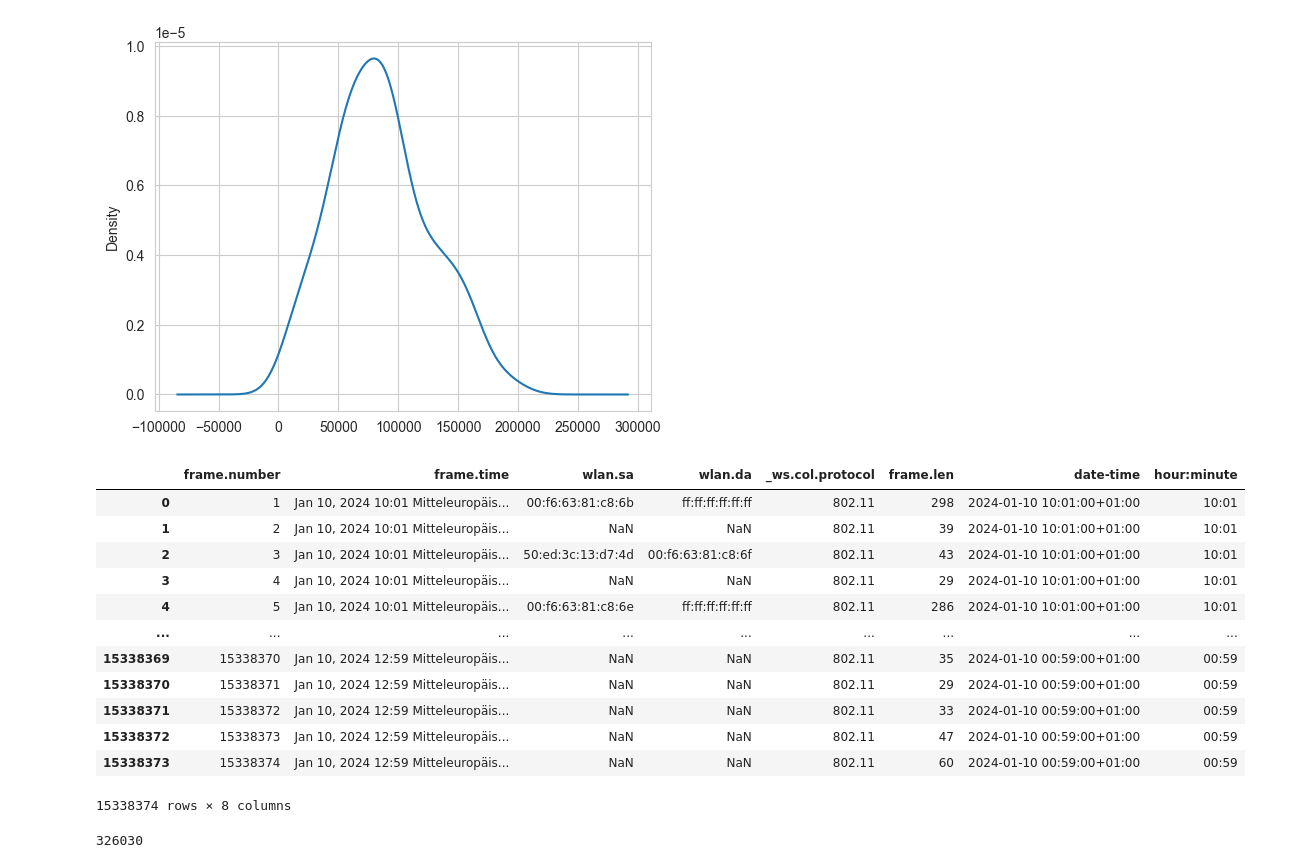
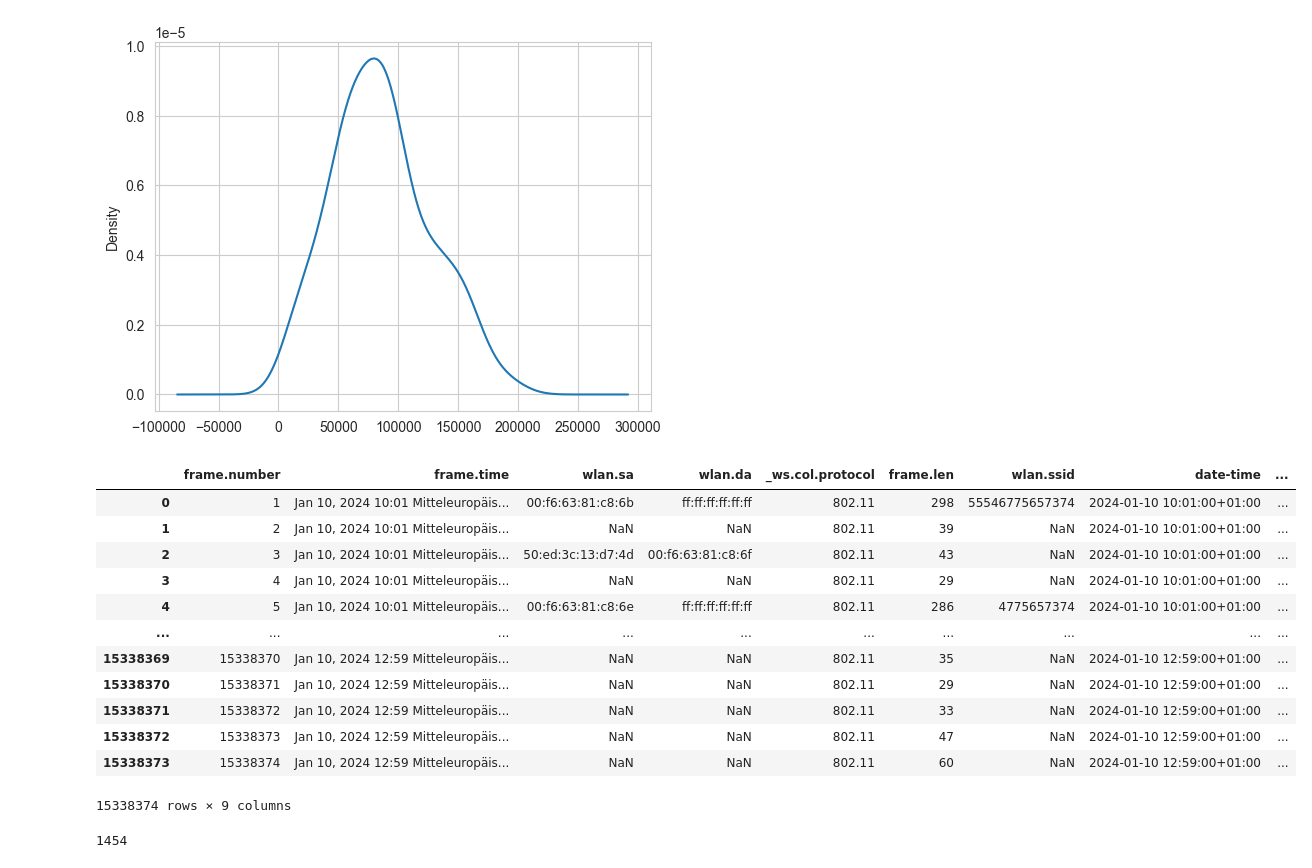
Before and after one commit to danielbischofff/dataLiteracyPeopleCounting, a Jupyter notebook: src/Wednesday_analysis.ipynb, the cells around one changed output. Saved outputs shown, nothing was run; the diff lists cells and outputs as text; code cells hidden in the pictures.

```diff
--- a/src/Wednesday_analysis.ipynb
+++ b/src/Wednesday_analysis.ipynb
@@ -13,6 +13,6 @@ from matplotlib.colors import LinearSegmentedColormap
 # %% [output]
 WARNING: Wireshark is installed, but cannot read manuf !
 # %%
-df=pd.read_csv(r"C:\\Users\\Philipp\\OneDrive - UT Cloud\\Data_literacy_mensa\\Mensa_10-01-24\\wednesday100124.csv")
-df
+df_all=pd.read_csv("C:\\Users\Philipp\OneDrive - UT Cloud\Data_literacy_mensa\Mensa_data_combined\\wednesday100124.csv")
+df_all
 # %% [output]
@@ -32,29 +32,30 @@ df
 # %%
-df["frame.time"] = df["frame.time"].str.replace(r':\d+\.\d+', '', regex=True)
-df["frame.time"].value_counts().sort_index().plot(kind='density')
+df_all["frame.time"] = df_all["frame.time"].str.replace(r':\d+\.\d+', '', regex=True)
+df_all["frame.time"].value_counts().sort_index().plot(kind='density')
 # %% [output]
 <Axes: ylabel='Density'>
 [figure]
 # %%
-df['date-time'] = pd.to_datetime(df['frame.time'].str.replace('Mitteleuropäische Zeit', 'CET'), format='%b %d, %Y %I:%M %Z')
-df['hour:minute'] = df['date-time'].dt.strftime('%H:%M')
-df
+df_all['date-time'] = pd.to_datetime(df_all['frame.time'].str.replace('Mitteleuropäische Zeit', 'CET'), format='%b %d, %Y %H:%M %Z')
+df_all['hour:minute'] = df_all['date-time'].dt.strftime('%H:%M')
+df_all
 # %% [output]
-|  | frame.number | frame.time | wlan.sa | wlan.da | _ws.col.protocol | frame.len | date-time | hour:minute |
-| 0 | 1 | Jan 10, 2024 10:01 Mitteleuropäis... | 00:f6:63:81:c8:6b | ff:ff:ff:ff:ff:ff | 802.11 | 298 | 2024-01-10 10:01:00+01:00 | 10:01 |
-| 1 | 2 | Jan 10, 2024 10:01 Mitteleuropäis... | NaN | NaN | 802.11 | 39 | 2024-01-10 10:01:00+01:00 | 10:01 |
-| 2 | 3 | Jan 10, 2024 10:01 Mitteleuropäis... | 50:ed:3c:13:d7:4d | 00:f6:63:81:c8:6f | 802.11 | 43 | 2024-01-10 10:01:00+01:00 | 10:01 |
-| 3 | 4 | Jan 10, 2024 10:01 Mitteleuropäis... | NaN | NaN | 802.11 | 29 | 2024-01-10 10:01:00+01:00 | 10:01 |
-| 4 | 5 | Jan 10, 2024 10:01 Mitteleuropäis... | 00:f6:63:81:c8:6e | ff:ff:ff:ff:ff:ff | 802.11 | 286 | 2024-01-10 10:01:00+01:00 | 10:01 |
-| ... | ... | ... | ... | ... | ... | ... | ... | ... |
-| 15338369 | 15338370 | Jan 10, 2024 12:59 Mitteleuropäis... | NaN | NaN | 802.11 | 35 | 2024-01-10 00:59:00+01:00 | 00:59 |
-| 15338370 | 15338371 | Jan 10, 2024 12:59 Mitteleuropäis... | NaN | NaN | 802.11 | 29 | 2024-01-10 00:59:00+01:00 | 00:59 |
-| 15338371 | 15338372 | Jan 10, 2024 12:59 Mitteleuropäis... | NaN | NaN | 802.11 | 33 | 2024-01-10 00:59:00+01:00 | 00:59 |
-| 15338372 | 15338373 | Jan 10, 2024 12:59 Mitteleuropäis... | NaN | NaN | 802.11 | 47 | 2024-01-10 00:59:00+01:00 | 00:59 |
-| 15338373 | 15338374 | Jan 10, 2024 12:59 Mitteleuropäis... | NaN | NaN | 802.11 | 60 | 2024-01-10 00:59:00+01:00 | 00:59 |
+|  | frame.number | frame.time | wlan.sa | wlan.da | _ws.col.protocol | frame.len | wlan.ssid | date-time | ... |
+| 0 | 1 | Jan 10, 2024 10:01 Mitteleuropäis... | 00:f6:63:81:c8:6b | ff:ff:ff:ff:ff:ff | 802.11 | 298 | 55546775657374 | 2024-01-10 10:01:00+01:00 | ... |
+| 1 | 2 | Jan 10, 2024 10:01 Mitteleuropäis... | NaN | NaN | 802.11 | 39 | NaN | 2024-01-10 10:01:00+01:00 | ... |
+| 2 | 3 | Jan 10, 2024 10:01 Mitteleuropäis... | 50:ed:3c:13:d7:4d | 00:f6:63:81:c8:6f | 802.11 | 43 | NaN | 2024-01-10 10:01:00+01:00 | ... |
+| 3 | 4 | Jan 10, 2024 10:01 Mitteleuropäis... | NaN | NaN | 802.11 | 29 | NaN | 2024-01-10 10:01:00+01:00 | ... |
+| 4 | 5 | Jan 10, 2024 10:01 Mitteleuropäis... | 00:f6:63:81:c8:6e | ff:ff:ff:ff:ff:ff | 802.11 | 286 | 4775657374 | 2024-01-10 10:01:00+01:00 | ... |
+| ... | ... | ... | ... | ... | ... | ... | ... | ... | ... |
+| 15338369 | 15338370 | Jan 10, 2024 12:59 Mitteleuropäis... | NaN | NaN | 802.11 | 35 | NaN | 2024-01-10 12:59:00+01:00 | ... |
+| 15338370 | 15338371 | Jan 10, 2024 12:59 Mitteleuropäis... | NaN | NaN | 802.11 | 29 | NaN | 2024-01-10 12:59:00+01:00 | ... |
+| 15338371 | 15338372 | Jan 10, 2024 12:59 Mitteleuropäis... | NaN | NaN | 802.11 | 33 | NaN | 2024-01-10 12:59:00+01:00 | ... |
+| 15338372 | 15338373 | Jan 10, 2024 12:59 Mitteleuropäis... | NaN | NaN | 802.11 | 47 | NaN | 2024-01-10 12:59:00+01:00 | ... |
+| 15338373 | 15338374 | Jan 10, 2024 12:59 Mitteleuropäis... | NaN | NaN | 802.11 | 60 | NaN | 2024-01-10 12:59:00+01:00 | ... |
-15338374 rows × 8 columns
+15338374 rows × 9 columns
 # %%
-(df["wlan.sa"].value_counts()).count()
+print((df_all["wlan.ssid"].value_counts()).count())
 #df["wlan.sa"].value_counts()
+df = df_all.loc[df_all["wlan.ssid"] == "55546775657374"]
 # %% [output]
-326030
+1454
```
Also changed, not shown: parts of 10 cells of this notebook, 3 other files.
